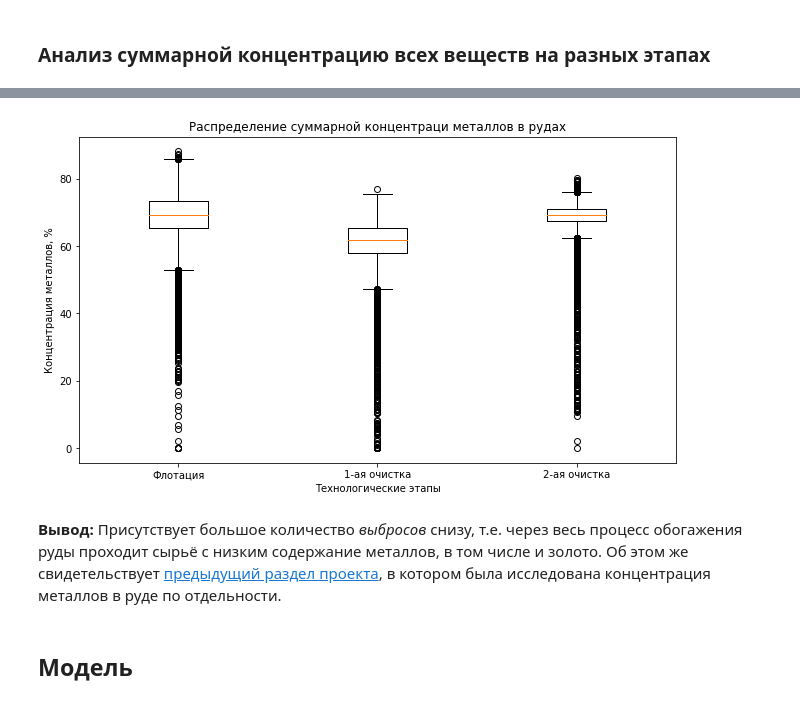
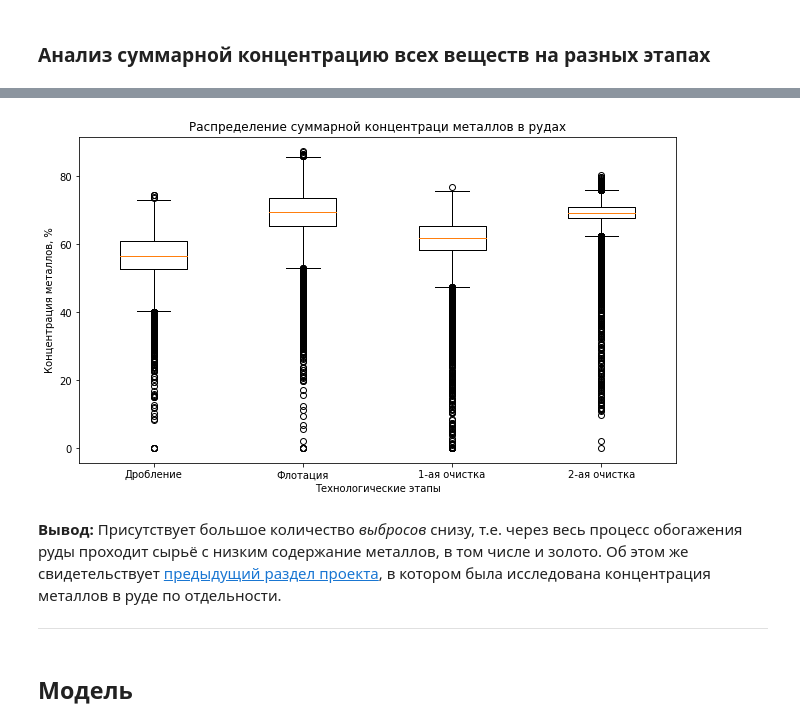
Before and after one commit to Danspers/9.Gold-recovery, a Jupyter notebook: Gold_recovery.ipynb, the cells around one changed output, grey strips where cells are left out. Saved outputs shown, nothing was run; the diff lists cells and outputs as text; code cells hidden in the pictures.

```diff
--- a/Gold_recovery.ipynb
+++ b/Gold_recovery.ipynb
@@ -651,0 +659,4 @@ plt.show();
+# %%
+# аномальный объект с черезвычайно высокой конц. серебра (Ag)
+display(df_train[df_train['rougher.output.concentrate_ag'] > 23])
+df_train.drop(df_train[df_train['rougher.output.concentrate_ag'] > 23].index, inplace=True)
@@ -651,0 +667,5 @@ plt.show();
+# %%
+# аномальный объект с нулевой концентрацией золота (Au)
+for col in concentr_au.columns:
+    display(df_train[df_train[col] == 0])
+    df_train.drop(df_train[df_train[col] == 0].index, inplace=True)
@@ -700,7 +763,10 @@ plt.show();
 # %%
 # аномалии
 display(df_train[df_train['primary_cleaner.input.feed_size'] < 2])
+df_train.drop(df_train[df_train['primary_cleaner.input.feed_size'] < 2].index, inplace=True)
+
 display(df_test[df_test['primary_cleaner.input.feed_size'] > 11])
+df_test.drop(df_test[df_test['primary_cleaner.input.feed_size'] > 11].index, inplace=True)
 # %% [output]
 |  | date | rougher.calculation.sulfate_to_au... | rougher.calculation.floatbank10_s... | rougher.calculation.floatbank11_s... | rougher.calculation.au_pb_ratio | ... |
 | 12891 | 2018-06-30 16:59:59 | 34991.889384 | 2819.221974 | 2818.660038 | 1.383913 | ... |
@@ -723,23 +789,29 @@ ___
 # %%
 df_train_all_concentrate = pd.DataFrame()
 
+# дробление (конец этапа)
+df_train_all_concentrate['rougher.input.all_concentrate'] = df_train[['rougher.input.feed_ag',
+                                                                      'rougher.input.feed_pb',
+                                                                      'rougher.input.feed_sol',
+                                                                      'rougher.input.feed_au']].sum(axis=1)
+
 # грубый этап (флотация)
 df_train_all_concentrate['rougher.output.all_concentrate'] = df_train[['rougher.output.concentrate_ag',
-                                                       'rougher.output.concentrate_pb',
-                                                       'rougher.output.concentrate_sol',
-                                                       'rougher.output.concentrate_au']].sum(axis=1)
+                                                                       'rougher.output.concentrate_pb',
+                                                                       'rougher.output.concentrate_sol',
+                                                                       'rougher.output.concentrate_au']].sum(axis=1)
 
 # первичный чистовой этап
 df_train_all_concentrate['primary_cleaner.output.all_concentrate'] = df_train[['primary_cleaner.output.concentrate_ag',
-                                                               'primary_cleaner.output.concentrate_pb',
-                                                               'primary_cleaner.output.concentrate_sol',
-                                                               'primary_cleaner.output.concentrate_au']].sum(axis=1)
+                                                                       'primary_cleaner.output.concentrate_pb',
+                                                                       'primary_cleaner.output.concentrate_sol',
+                                                                       'primary_cleaner.output.concentrate_au']].sum(axis=1)
 
 # вторичный чистовой этап / финальный результат
 df_train_all_concentrate['final.output.all_concentrate'] = df_train[['final.output.concentrate_ag',
-                                                     'final.output.concentrate_pb',
-                                                     'final.output.concentrate_sol',
-                                                     'final.output.concentrate_au']].sum(axis=1)
+                                                                     'final.output.concentrate_pb',
+                                                                     'final.output.concentrate_sol',
+                                                                     'final.output.concentrate_au']].sum(axis=1)
 
 display(df_train_all_concentrate)
 # %% [output]
@@ -755,14 +827,16 @@ display(df_train_all_concentrate)
 # %%
+# визуализация суммарной концентрации
 plt.figure(figsize=(10.7, 6))
-plt.boxplot(df_train_all_concentrate, labels = ['Флотация', '1-ая очистка', '2-ая очистка'])
+plt.boxplot(df_train_all_concentrate, labels = ['Дробление', 'Флотация', '1-ая очистка', '2-ая очистка'])
 plt.title('Распределение суммарной концентраци металлов в рудах')
 plt.ylabel('Концентрация металлов, %')
 plt.xlabel('Технологические этапы')
-plt.show();
+plt.show()
 # %% [output]
-[figure, old version]
+[figure, new version]
 # %% [markdown]
 **Вывод:** Присутствует большое количество _выбросов_ снизу, т.е. через весь процесс обогажения руды проходит сырьё с низким содержание металлов, в том числе и золото. Об этом же свидетельствует [предыдущий раздел проекта](#section_6), в котором была исследована концентрация металлов в руде по отдельности.
+___
 # %% [markdown]
 ## Модель
 # %% [markdown]
```
Also changed, not shown: parts of 49 cells of this notebook.
